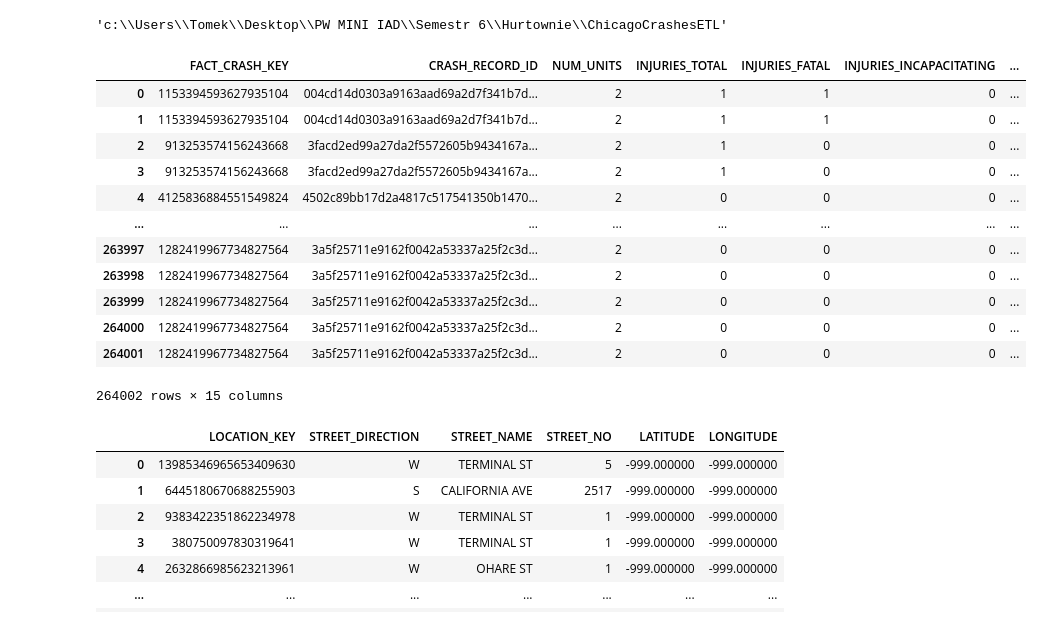
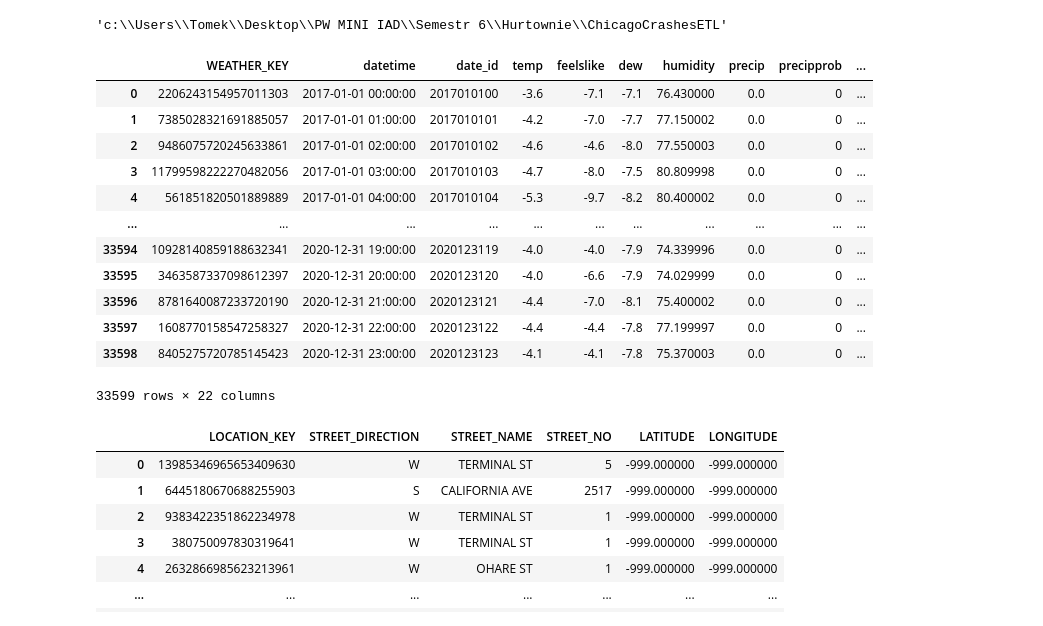
Before and after one commit to krukj/ChicagoCrashesETL, a Jupyter notebook: test.ipynb, the cells around one changed output. Saved outputs shown, nothing was run; the diff lists cells and outputs as text; code cells hidden in the pictures.

```diff
--- a/test.ipynb
+++ b/test.ipynb
@@ -19,29 +19,21 @@ dim_people = pd.read_pickle('./airflow-postgres-docker/data/tmp/transformed/dim_
 dim_date = pd.read_pickle('./airflow-postgres-docker/data/tmp/transformed/dim_date.pkl')
 dim_location = pd.read_pickle('./airflow-postgres-docker/data/tmp/transformed/dim_location.pkl')
 # %%
-# crash_key_map = fact_crash.set_index("CRASH_RECORD_ID")["FACT_CRASH_KEY"]
-dim_people_cp = dim_people.copy()
-
-# dim_people_cp.insert(1, "CRASH_KEY", dim_people_cp["CRASH_RECORD_ID"].map(crash_key_map))
-
-fact_crash_expanded = fact_crash.merge(dim_people_cp[["CRASH_RECORD_ID", "PERSON_ID", "VEHICLE_ID"]], on="CRASH_RECORD_ID", how='inner')
-fact_crash_expanded
-
-# jeszcze location_id
+fact_weather
 # %% [output]
-|  | FACT_CRASH_KEY | CRASH_RECORD_ID | NUM_UNITS | INJURIES_TOTAL | INJURIES_FATAL | INJURIES_INCAPACITATING | ... |
-| 0 | 1153394593627935104 | 004cd14d0303a9163aad69a2d7f341b7d... | 2 | 1 | 1 | 0 | ... |
-| 1 | 1153394593627935104 | 004cd14d0303a9163aad69a2d7f341b7d... | 2 | 1 | 1 | 0 | ... |
-| 2 | 913253574156243668 | 3facd2ed99a27da2f5572605b9434167a... | 2 | 1 | 0 | 0 | ... |
-| 3 | 913253574156243668 | 3facd2ed99a27da2f5572605b9434167a... | 2 | 1 | 0 | 0 | ... |
-| 4 | 4125836884551549824 | 4502c89bb17d2a4817c517541350b1470... | 2 | 0 | 0 | 0 | ... |
-| ... | ... | ... | ... | ... | ... | ... | ... |
-| 263997 | 1282419967734827564 | 3a5f25711e9162f0042a53337a25f2c3d... | 2 | 0 | 0 | 0 | ... |
-| 263998 | 1282419967734827564 | 3a5f25711e9162f0042a53337a25f2c3d... | 2 | 0 | 0 | 0 | ... |
-| 263999 | 1282419967734827564 | 3a5f25711e9162f0042a53337a25f2c3d... | 2 | 0 | 0 | 0 | ... |
-| 264000 | 1282419967734827564 | 3a5f25711e9162f0042a53337a25f2c3d... | 2 | 0 | 0 | 0 | ... |
-| 264001 | 1282419967734827564 | 3a5f25711e9162f0042a53337a25f2c3d... | 2 | 0 | 0 | 0 | ... |
+|  | WEATHER_KEY | datetime | date_id | temp | feelslike | dew | humidity | precip | precipprob | ... |
+| 0 | 2206243154957011303 | 2017-01-01 00:00:00 | 2017010100 | -3.6 | -7.1 | -7.1 | 76.430000 | 0.0 | 0 | ... |
+| 1 | 7385028321691885057 | 2017-01-01 01:00:00 | 2017010101 | -4.2 | -7.0 | -7.7 | 77.150002 | 0.0 | 0 | ... |
+| 2 | 9486075720245633861 | 2017-01-01 02:00:00 | 2017010102 | -4.6 | -4.6 | -8.0 | 77.550003 | 0.0 | 0 | ... |
+| 3 | 11799598222270482056 | 2017-01-01 03:00:00 | 2017010103 | -4.7 | -8.0 | -7.5 | 80.809998 | 0.0 | 0 | ... |
+| 4 | 561851820501889889 | 2017-01-01 04:00:00 | 2017010104 | -5.3 | -9.7 | -8.2 | 80.400002 | 0.0 | 0 | ... |
+| ... | ... | ... | ... | ... | ... | ... | ... | ... | ... | ... |
+| 33594 | 10928140859188632341 | 2020-12-31 19:00:00 | 2020123119 | -4.0 | -4.0 | -7.9 | 74.339996 | 0.0 | 0 | ... |
+| 33595 | 3463587337098612397 | 2020-12-31 20:00:00 | 2020123120 | -4.0 | -6.6 | -7.9 | 74.029999 | 0.0 | 0 | ... |
+| 33596 | 8781640087233720190 | 2020-12-31 21:00:00 | 2020123121 | -4.4 | -7.0 | -8.1 | 75.400002 | 0.0 | 0 | ... |
+| 33597 | 1608770158547258327 | 2020-12-31 22:00:00 | 2020123122 | -4.4 | -4.4 | -7.8 | 77.199997 | 0.0 | 0 | ... |
+| 33598 | 8405275720785145423 | 2020-12-31 23:00:00 | 2020123123 | -4.1 | -4.1 | -7.8 | 75.370003 | 0.0 | 0 | ... |
-264002 rows × 15 columns
+33599 rows × 22 columns
 # %%
 dim_location
 # %% [output]
```
Also changed, not shown: parts of 1 cell of this notebook, 4 other files.
